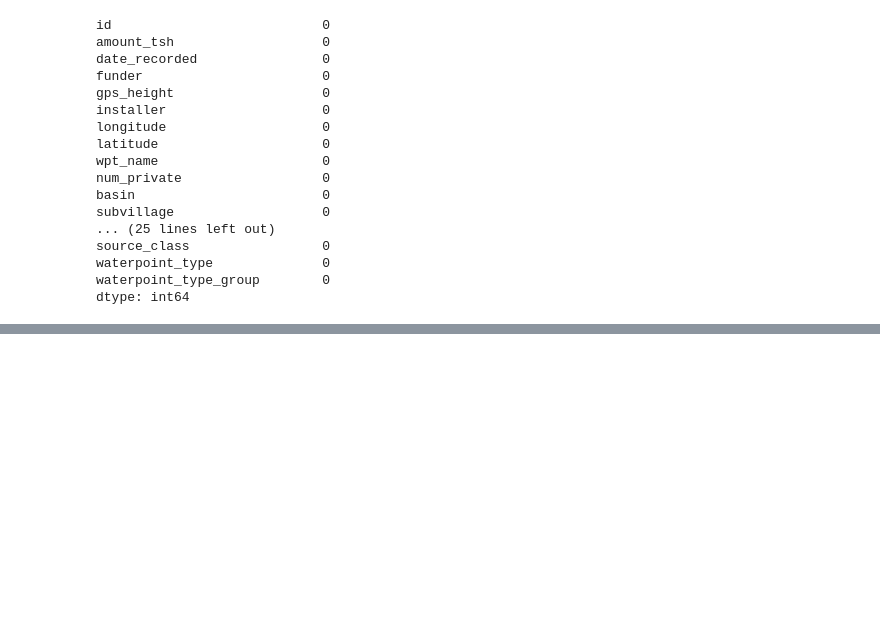
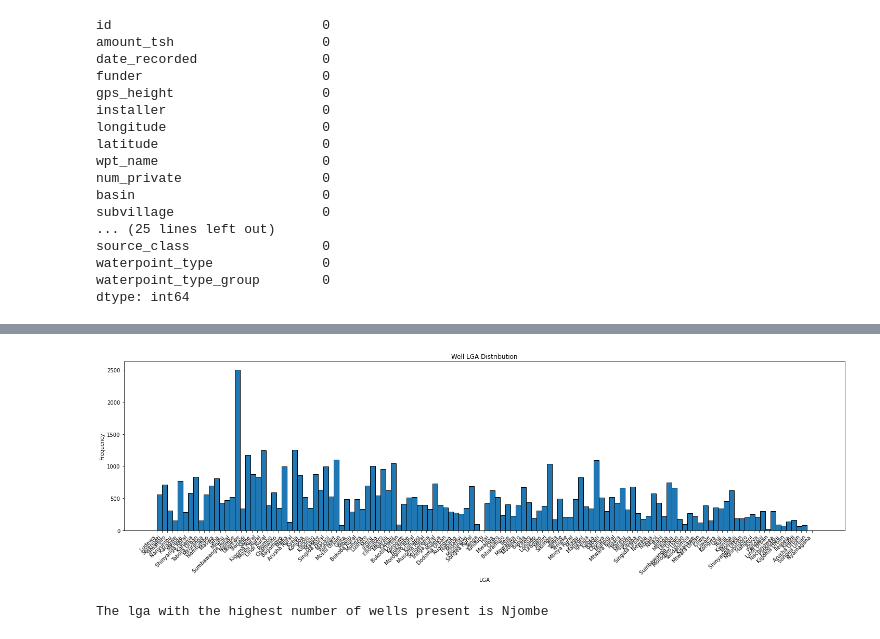
Before and after one commit to MissJJT/dsc-phase-3-project-v3, a Jupyter notebook: student.ipynb, the cells around one changed output, grey strips where cells are left out. Cells and saved outputs as stored; diff of their text form; code cells hidden in the pictures; blank space fills up the shorter version.

```diff
--- a/student.ipynb
+++ b/student.ipynb
@@ -577,0 +721,16 @@ dtype: int64
+# %%
+plt.figure(figsize=(20, 6))
+plt.hist(train_df1['lga'], bins= 126, edgecolor='black')
+plt.xticks(rotation= 45, ha='right')
+plt.tight_layout()
+plt.title('Well LGA Distribution')
+plt.xlabel('LGA')
+plt.ylabel('Frequency')
+plt.show()
+# %% [output]
+[figure, added]
+# %%
+max_lag = train_df1['lga'].value_counts().idxmax()
+print(f'The lga with the highest number of wells present is {max_lag}')
+# %% [output]
+The lga with the highest number of wells present is Njombe
```
Also changed, not shown: parts of 71 cells of this notebook.
